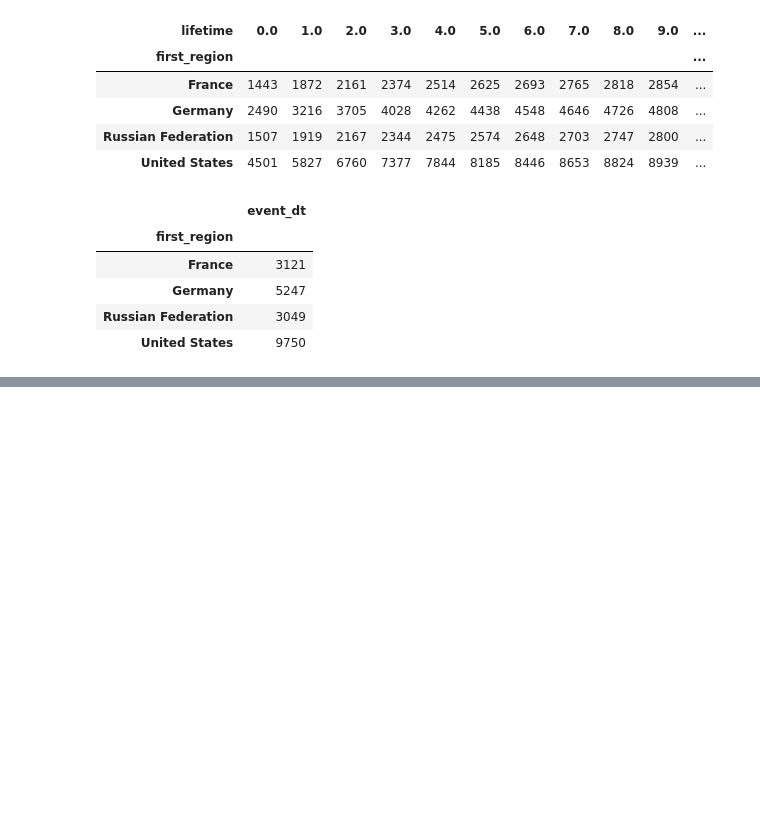
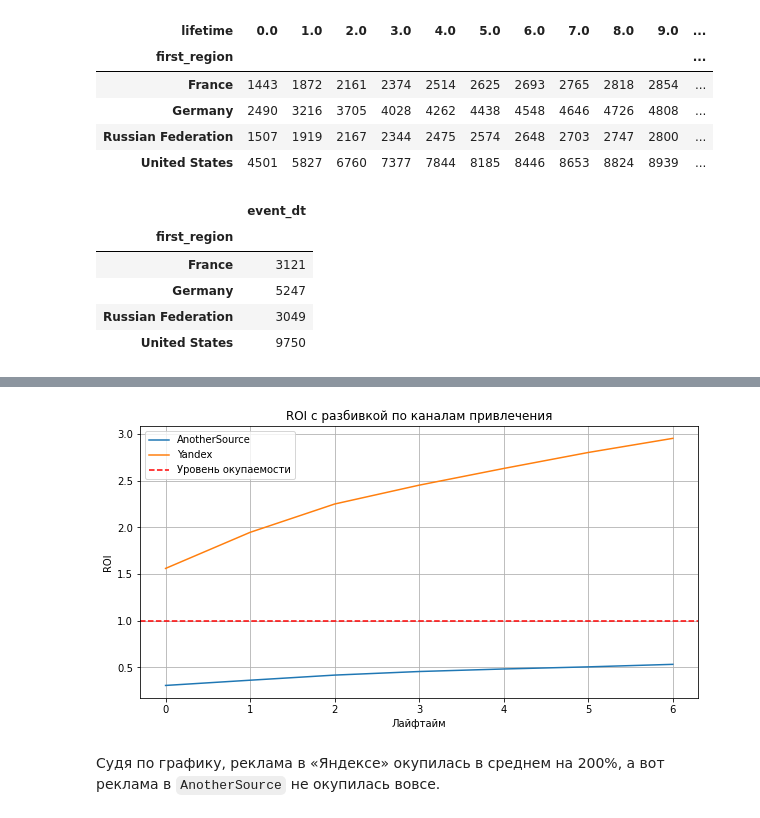
Before and after one commit to okeangel/da_portfolio, a Jupyter notebook: templates/marketing_data_analytics.ipynb, the cells around one changed output, grey strips where cells are left out. Drawn from its saved outputs; the diff is of its cells as text; code cells hidden in the pictures; blank space fills up the shorter version.

```diff
--- a/templates/marketing_data_analytics.ipynb
+++ b/templates/marketing_data_analytics.ipynb
@@ -2581,0 +2572,8 @@ plt.show()
+# %%
+cac = (
+    ltv_profiles.groupby('channel')
+    .agg({'acquisition_cost': 'mean'})
+    .rename(columns={'acquisition_cost': 'cac'})
+)
+
+cac
@@ -2581,0 +2586,3 @@ plt.show()
+# %%
+roi = ltv.div(cac['cac'], axis=0)
+roi
@@ -2581,0 +2599,3 @@ plt.show()
+# %%
+roi = roi[~roi['cohort_size'].isin([np.inf])]
+roi
@@ -2581,0 +2607,3 @@ plt.show()
+# %%
+roi.loc[:, 'cohort_size'] = ltv.loc[:, 'cohort_size']
+roi
@@ -2581,0 +2631,14 @@ plt.show()
+# %%
+report = roi.drop(columns=['cohort_size'])
+report.T.plot(grid=True, figsize=(10, 5), xticks=list(report.columns.values))
+
+plt.title('ROI с разбивкой по каналам привлечения')
+plt.ylabel('ROI')
+plt.xlabel('Лайфтайм')
+plt.axhline(y=1, color='red', linestyle='--', label='Уровень окупаемости')
+plt.legend()
+plt.show()
+# %% [output]
+[figure, added]
+# %% [markdown]
+Судя по графику, реклама в «Яндексе» окупилась в среднем на 200%, а вот реклама в `AnotherSource` не окупилась вовсе.
```
Also changed, not shown: parts of 96 cells of this notebook.
